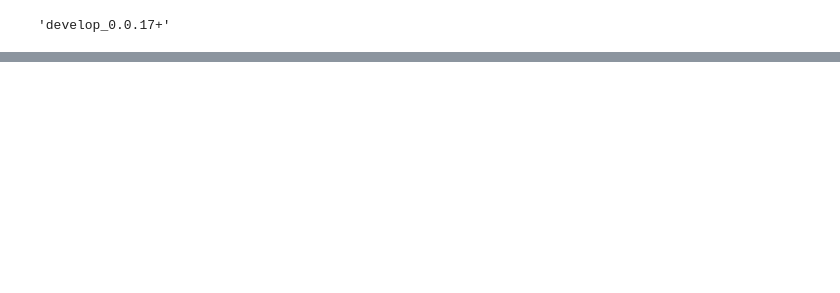
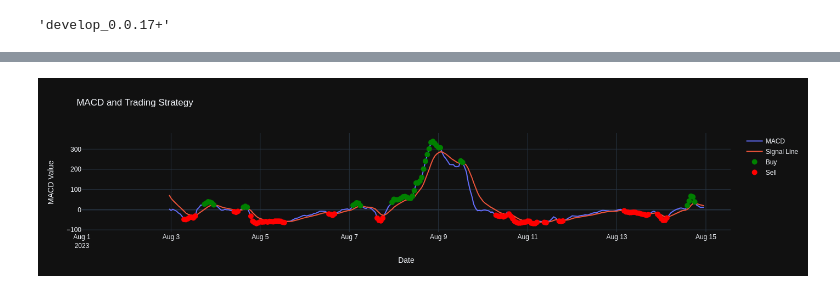
Before and after one commit to BullionBear/crypto-backtest, a Jupyter notebook: notebooks/4_macd_strategy.ipynb, the cells around one changed output, grey strips where cells are left out. Cells and saved outputs as stored; diff of their text form; code cells hidden in the pictures; blank space fills up the shorter version.

```diff
--- a/notebooks/4_macd_strategy.ipynb
+++ b/notebooks/4_macd_strategy.ipynb
@@ -54,0 +125,41 @@ TypeError: Argument 'real' has incorrect type (expected numpy.ndarray, got list)
+# %%
+df['Signal'] = 0  # Neutral/hold signal
+
+# Buy signal: MACD crosses above signal line
+df.loc[(df['macd'] > df['macdsignal']) & (df['macd'] > 0) & (df['macdsignal'] > 0), 'Signal'] = 1  # 1 for buy
+
+# Sell signal: MACD crosses below signal line
+df.loc[(df['macd'] < df['macdsignal']) & (df['macd'] < 0) & (df['macdsignal'] < 0), 'Signal'] = -1  # -1 for sell
+
+# Optionally, create a 'Strategy' column to interpret the signals as 'Buy', 'Sell', or 'Hold'
+df['Strategy'] = df['Signal'].map({1: 'Buy', -1: 'Sell', 0: 'Hold'})
+# %%
+import plotly.graph_objects as go
+
+# Assuming 'df' is your DataFrame and it already has 'date', 'macd', 'macdsignal', and 'Signal' columns
+# 'date' column should be in appropriate datetime format
+
+# Create a figure
+fig = go.Figure()
+
+# Add MACD line
+fig.add_trace(go.Scatter(x=df['date'], y=df['macd'], mode='lines', name='MACD'))
+
+# Add MACD signal line
+fig.add_trace(go.Scatter(x=df['date'], y=df['macdsignal'], mode='lines', name='Signal Line'))
+
+# Add Buy signals
+buy_signals = df[df['Signal'] == 1]
+fig.add_trace(go.Scatter(x=buy_signals['date'], y=buy_signals['macd'], mode='markers', name='Buy', marker=dict(color='green', size=10)))
+
+# Add Sell signals
+sell_signals = df[df['Signal'] == -1]
+fig.add_trace(go.Scatter(x=sell_signals['date'], y=sell_signals['macd'], mode='markers', name='Sell', marker=dict(color='red', size=10)))
+
+# Update layout
+fig.update_layout(title='MACD and Trading Strategy', xaxis_title='Date', yaxis_title='MACD Value', template='plotly_dark')
+
+# Show figure
+fig.show()
+# %% [output]
+[figure, added]
```
Also changed, not shown: parts of 15 cells of this notebook.
